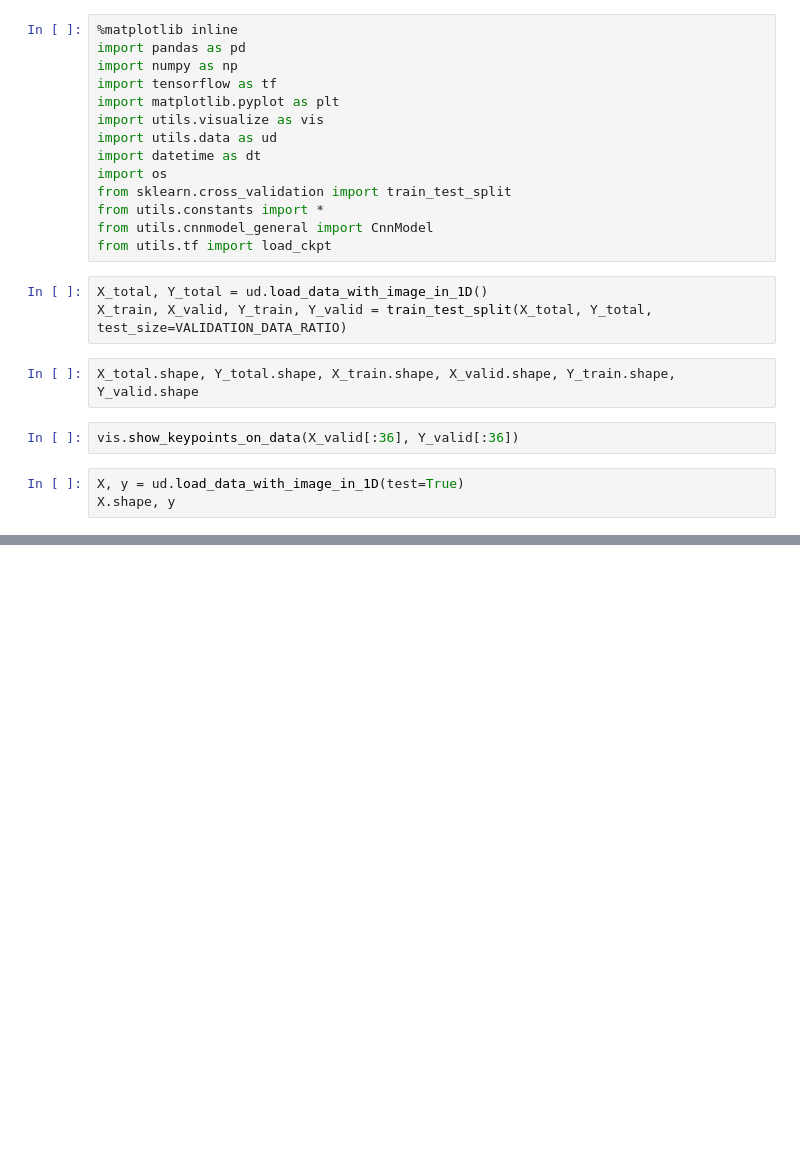
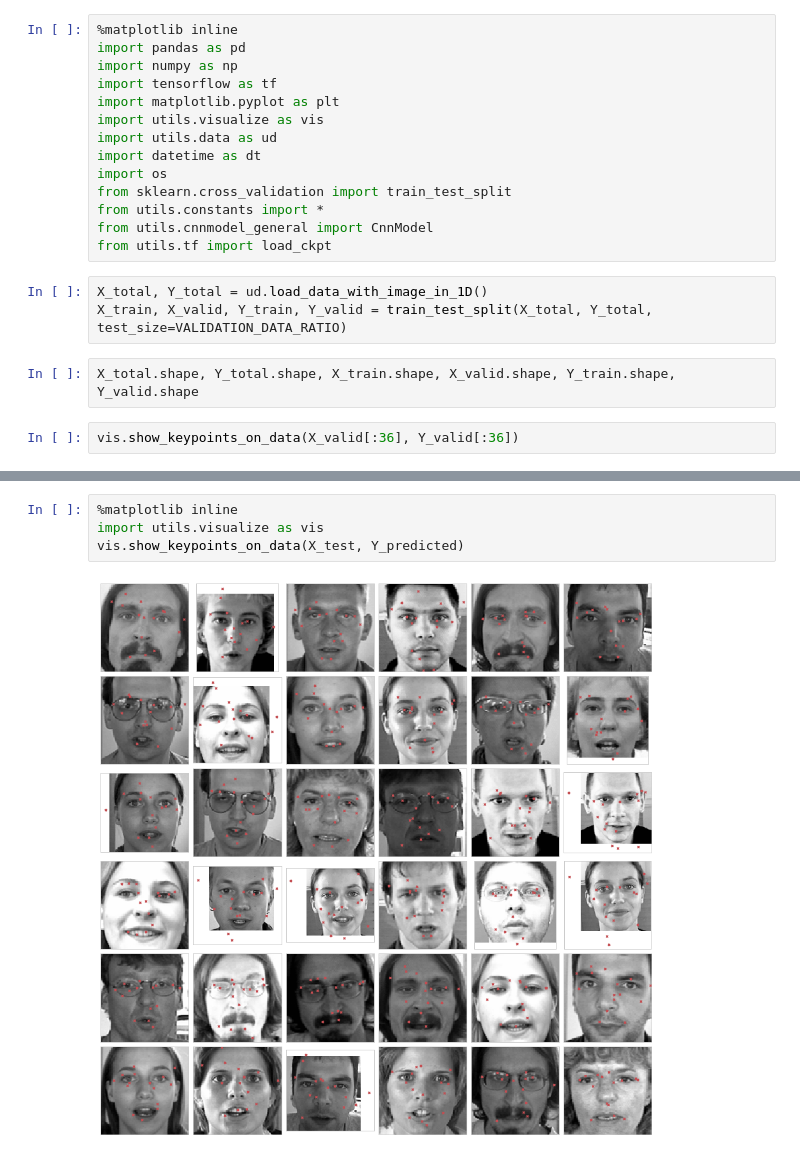
Before and after one commit to sanghapark/facial-keypoints-detection, a Jupyter notebook: TEST.ipynb, the cells around one changed output, grey strips where cells are left out. Drawn from its saved outputs; the diff is of its cells as text; blank space fills up the shorter version.

```diff
--- a/TEST.ipynb
+++ b/TEST.ipynb
@@ -19,6 +19,3 @@ X_train, X_valid, Y_train, Y_valid = train_test_split(X_total, Y_total, test_siz
 X_total.shape, Y_total.shape, X_train.shape, X_valid.shape, Y_train.shape, Y_valid.shape
 # %%
 vis.show_keypoints_on_data(X_valid[:36], Y_valid[:36])
-# %%
-X, y = ud.load_data_with_image_in_1D(test=True)
-X.shape, y
@@ -63,0 +114,6 @@ KeyError: "The name 'hypothesis' refers to an Operation not in the graph."
+# %%
+%matplotlib inline
+import utils.visualize as vis
+vis.show_keypoints_on_data(X_test, Y_predicted)
+# %% [output]
+[figure, added]
```
Also changed, not shown: parts of 4 cells of this notebook, 2 other files.
